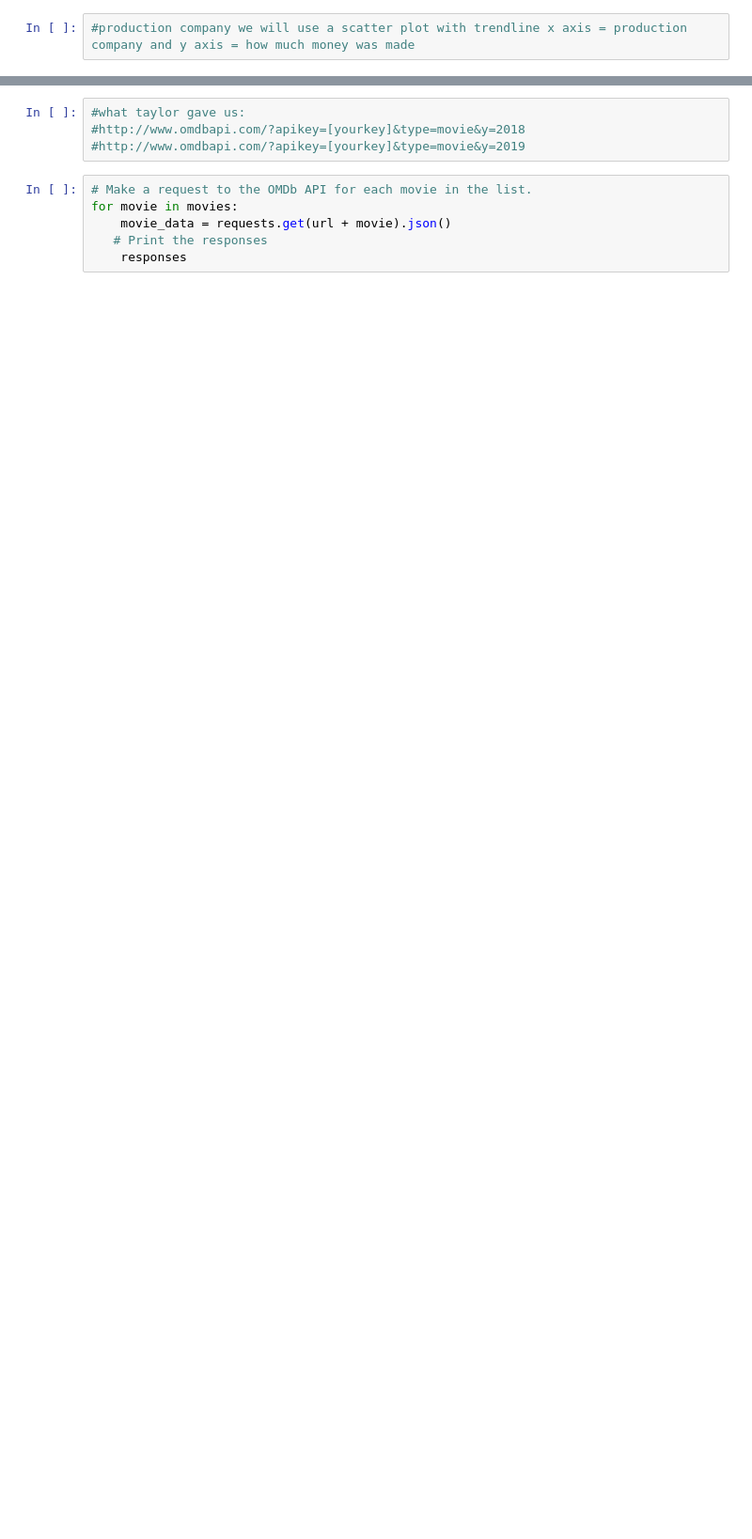
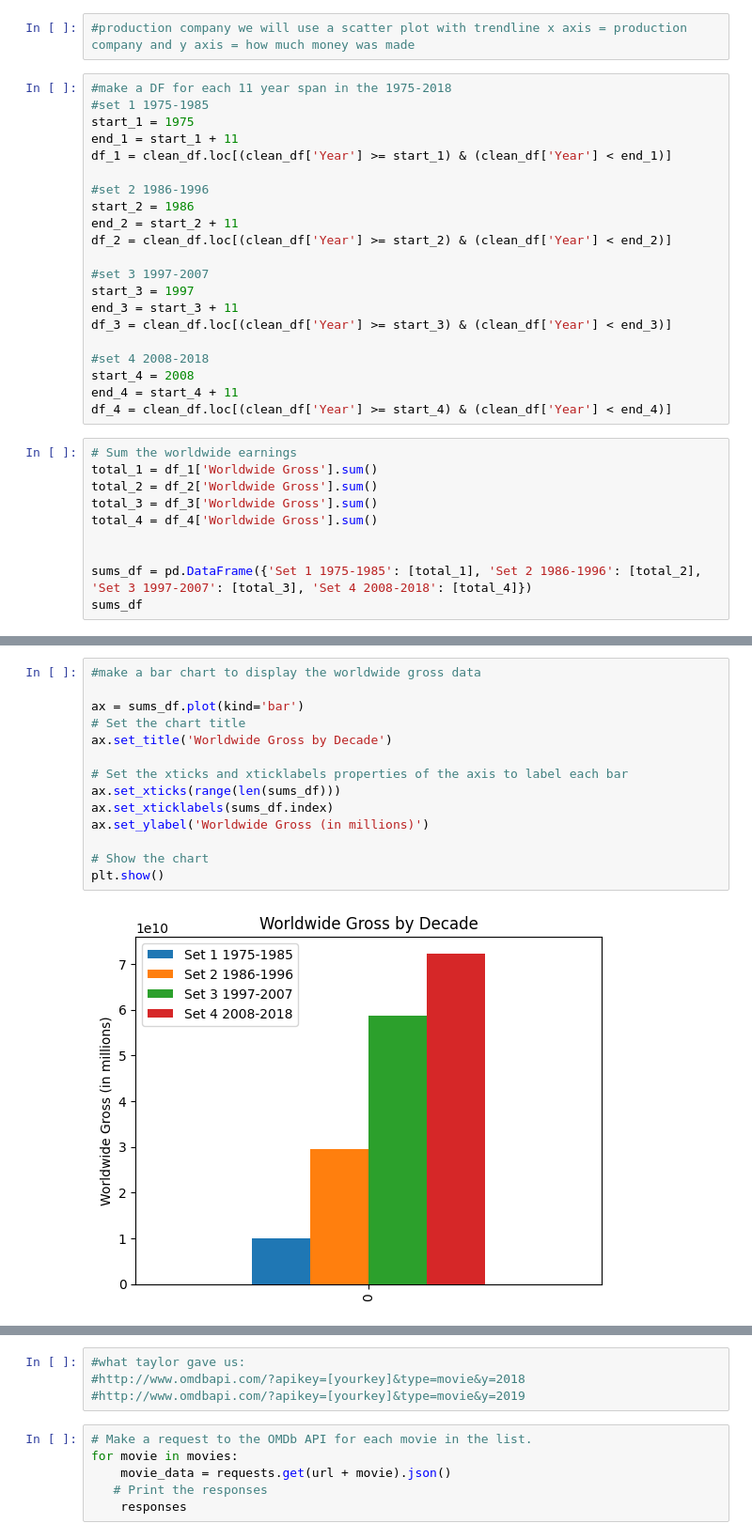
Before and after one commit to vmueller13/Worldwide-Earnings-of-Top-Movies-1975-2018, a Jupyter notebook: Movie_project_py_VLM.ipynb, the cells around one changed output, grey strips where cells are left out. Shown at 94% size. Drawn from its saved outputs; the diff is of its cells as text; blank space fills up the shorter version.

```diff
--- a/Movie_project_py_VLM.ipynb
+++ b/Movie_project_py_VLM.ipynb
@@ -237,2 +237,33 @@ plt.show()
 # %%
 #production company we will use a scatter plot with trendline x axis = production company and y axis = how much money was made
+# %%
+#make a DF for each 11 year span in the 1975-2018
+#set 1 1975-1985
+start_1 = 1975
+end_1 = start_1 + 11
+df_1 = clean_df.loc[(clean_df['Year'] >= start_1) & (clean_df['Year'] < end_1)]
+
+#set 2 1986-1996
+start_2 = 1986
+end_2 = start_2 + 11
+df_2 = clean_df.loc[(clean_df['Year'] >= start_2) & (clean_df['Year'] < end_2)]
+
+#set 3 1997-2007
+start_3 = 1997
+end_3 = start_3 + 11
+df_3 = clean_df.loc[(clean_df['Year'] >= start_3) & (clean_df['Year'] < end_3)]
+
+#set 4 2008-2018
+start_4 = 2008
+end_4 = start_4 + 11
+df_4 = clean_df.loc[(clean_df['Year'] >= start_4) & (clean_df['Year'] < end_4)]
+# %%
+# Sum the worldwide earnings
+total_1 = df_1['Worldwide Gross'].sum()
+total_2 = df_2['Worldwide Gross'].sum()
+total_3 = df_3['Worldwide Gross'].sum()
+total_4 = df_4['Worldwide Gross'].sum()
+
+
+sums_df = pd.DataFrame({'Set 1 1975-1985': [total_1], 'Set 2 1986-1996': [total_2], 'Set 3 1997-2007': [total_3], 'Set 4 2008-2018': [total_4]})
+sums_df
@@ -238,0 +273,16 @@ plt.show()
+# %%
+#make a bar chart to display the worldwide gross data
+
+ax = sums_df.plot(kind='bar')
+# Set the chart title
+ax.set_title('Worldwide Gross by Decade')
+
+# Set the xticks and xticklabels properties of the axis to label each bar
+ax.set_xticks(range(len(sums_df)))
+ax.set_xticklabels(sums_df.index)
+ax.set_ylabel('Worldwide Gross (in millions)')
+
+# Show the chart
+plt.show()
+# %% [output]
+[figure, added]
```
Also changed, not shown: parts of 6 cells of this notebook.
